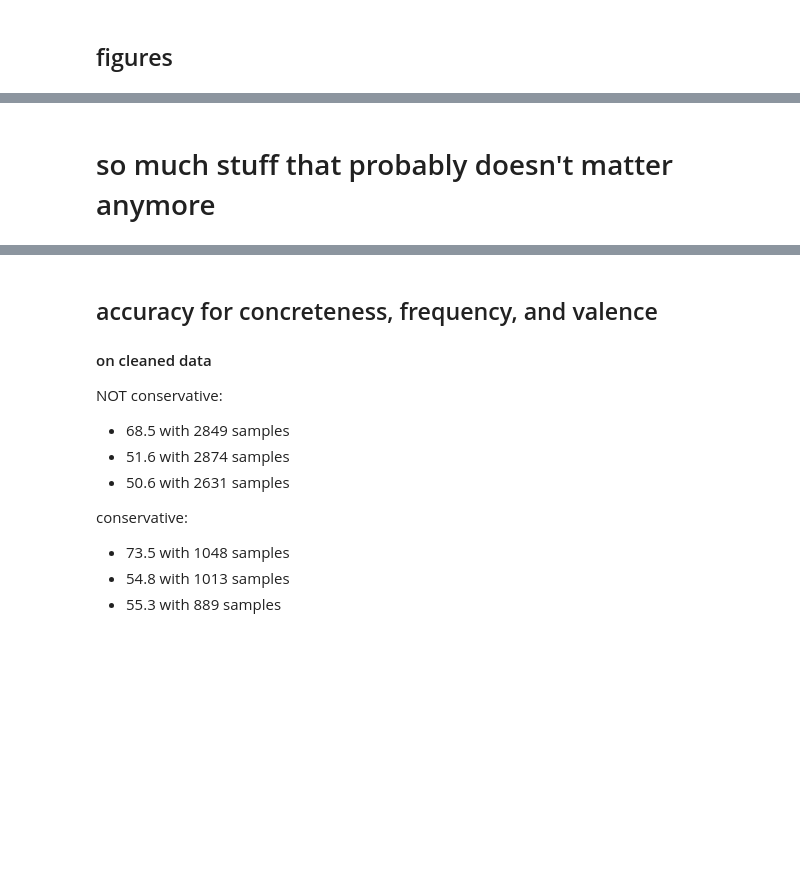
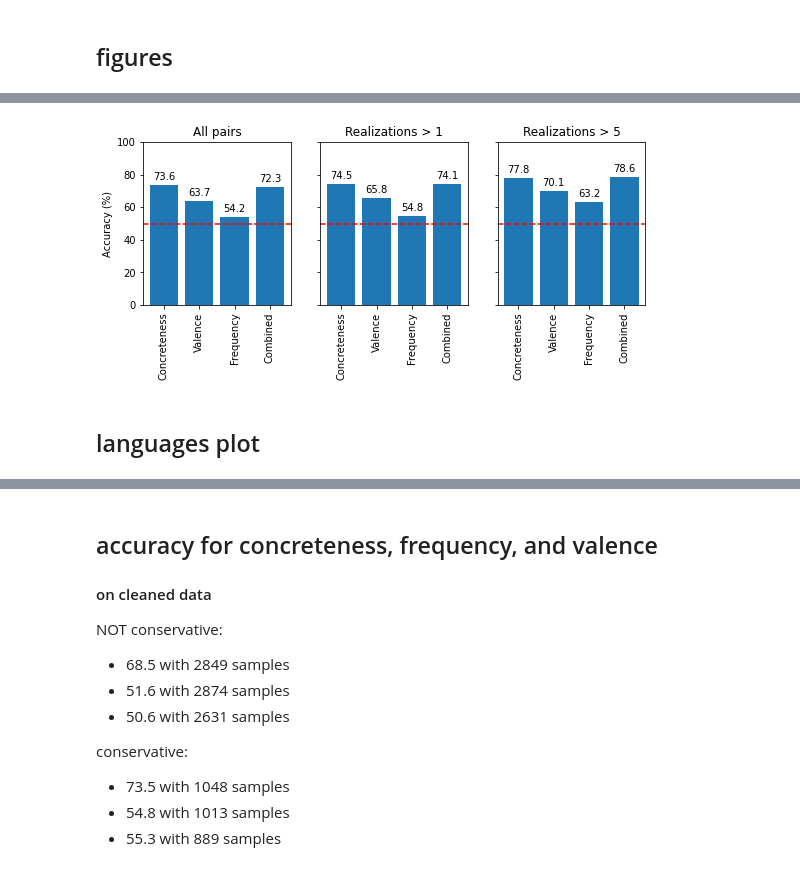
Before and after one commit to o-fugi/regularity-semantic-change, a Jupyter notebook: code/Predicting_Semantic_Direction.ipynb, the cells around one changed output, grey strips where cells are left out. Cells and saved outputs as stored; diff of their text form; code cells hidden in the pictures; blank space fills up the shorter version.

Commit message:
cleaned up and added figures

```diff
--- a/code/Predicting_Semantic_Direction.ipynb
+++ b/code/Predicting_Semantic_Direction.ipynb
@@ -125,8 +128,9 @@ def senseToValue(s, df, col, average=True, conservative=False):
 conc_dic = {} # This will be a dictionary that easily allows us to access the concreteness for all of our senses, saving time.
 freq_dic = {}
 val_dic = {}
+val_rate_dic = {}
 
-conservative=False
+conservative=True
 
 for i in range(len(sem_shift_df)): # Here we loop through each row of our dataframe, and if we can convert a sense s to an embedding then we set vec_dic[s] = embedding
   row = sem_shift_df.iloc[i]
@@ -265,7 +348,9 @@ accuracy:  0.5066514633219308 with  2631 samples
 # %% [markdown]
 ## logistic regression
 # %%
-shift_df = sem_shift_df[['meaning1', 'meaning2']]
+# create another database where half of the sources and targets are switched
+
+shift_df = sem_shift_df[['meaning1', 'meaning2', 'realizations']]
 
 # choose which are going to shift
 indices = list(range(len(shift_df)))
@@ -310,12 +420,0 @@ shift_df['val_acc'] = shift_df['val_ratio'] > 1
-# %%
-# run logistic regression
-
-X = shift_df[['conc_acc', 'freq_acc', 'val_acc']].copy().to_numpy()
-y = shift_df['accurate'].copy().to_numpy()
-y = y.astype(int)
-
-X_train, X_test, y_train, y_test = train_test_split(X, y, test_size = 0.2)
-
-model = LogisticRegression(solver='liblinear', random_state=0).fit(X_train, y_train)
-
-log_accuracy = model.score(X_test,y_test)
@@ -347,2 +469,51 @@ plt.show()
-# %% [markdown]
-# so much stuff that probably doesn't matter anymore
+# %%
+# create the figure
+
+labels  = ['Concreteness', 'Valence', 'Frequency', 'Combined']
+
+accuracies = np.asarray([conc_accuracy, val_rate_accuracy, freq_accuracy, log_accuracy]).T
+accuracies = [[round(j*100, 1) for j in list] for list in accuracies]
+
+x = np.arange(len(labels))  # the label locations
+width = 0.35  # the width of the bars
+
+fig, axs = plt.subplots(1, 3, figsize=(9, 3), sharey=True)
+
+## general ax stuff
+axs[0].set_ylim(0, 100)
+axs[0].set_ylabel('Accuracy (%)')
+# fig.suptitle('Accuracy for different realization filters')
+
+## no filter on realizations
+
+rects = axs[0].bar(x, accuracies[0])
+
+# Add some text for labels, title and custom x-axis tick labels, etc.
+axs[0].set_xticks(x, labels=labels, rotation=90)
+axs[0].bar_label(rects, padding=3)
+axs[0].set_title("All pairs")
+axs[0].axhline(50, linestyle='--', c='red')
+
+##  realizations > 1
+
+rects = axs[1].bar(x, accuracies[1])
+
+# Add some text for labels, title and custom x-axis tick labels, etc.
+axs[1].set_xticks(x, labels=labels, rotation=90)
+axs[1].bar_label(rects, padding=3)
+axs[1].set_title("Realizations > 1")
+axs[1].axhline(50, linestyle='--', c='red')
+
+##  realizations > 5
+
+rects = axs[2].bar(x, accuracies[2])
+
+# Add some text for labels, title and custom x-axis tick labels, etc.
+axs[2].set_xticks(x, labels=labels, rotation=90)
+axs[2].bar_label(rects, padding=3)
+axs[2].set_title("Realizations > 5")
+axs[2].axhline(50, linestyle='--', c='red')
+
+plt.show()
+# %% [output]
+[figure, added]
@@ -348,0 +538,2 @@ plt.show()
+# %% [markdown]
+## languages plot
```
Also changed, not shown: parts of 28 cells of this notebook.
